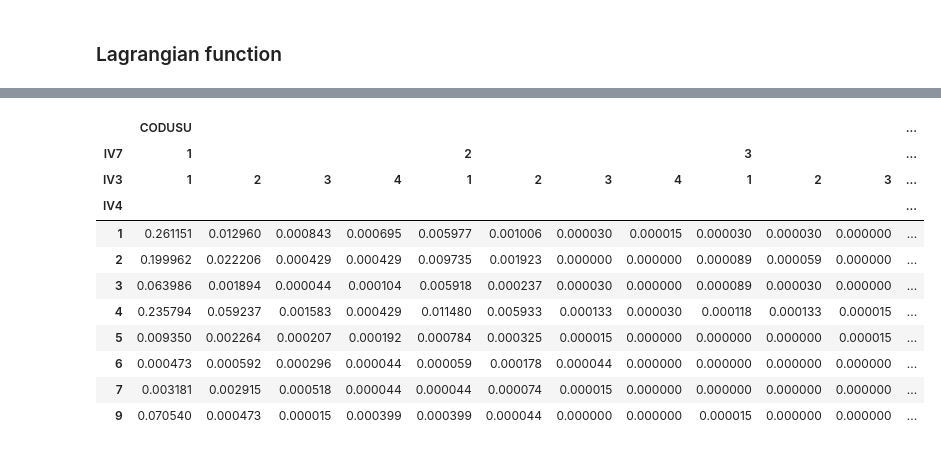
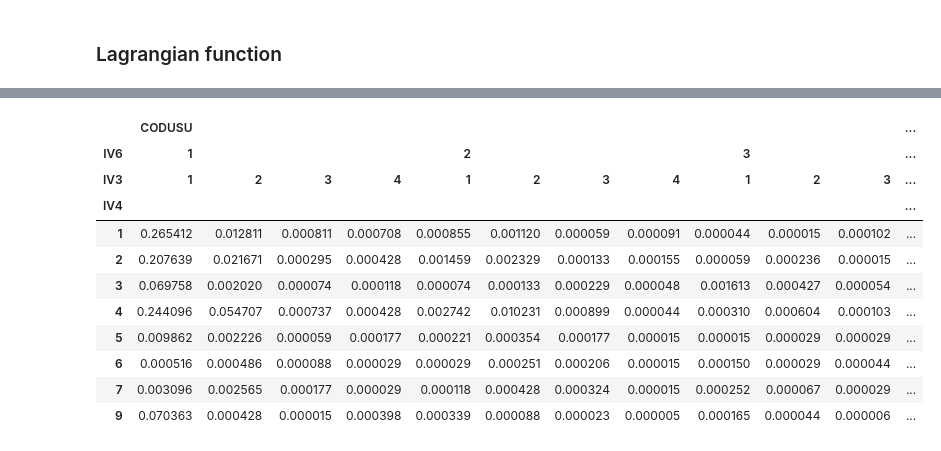
Before and after one commit to matuteiglesias/microdatos-EPH-INDEC, a Jupyter notebook: MaxEnt/Harmonize Census to EPH Survey.ipynb, the cells around one changed output, grey strips where cells are left out. Cells and saved outputs as stored; diff of their text form; code cells hidden in the pictures.

Commit message:
Added user created data

```diff
--- a/MaxEnt/Harmonize Census to EPH Survey.ipynb
+++ b/MaxEnt/Harmonize Census to EPH Survey.ipynb
@@ -143,2 +123,18 @@ qjkl #This is like a 8 x 4 x 4 cube
+# %%
+qjkl = df.groupby(['IV4', 'IV3', 'IV6'])[['CODUSU']].nunique() # how many IDs with each combination
+qjkl /= qjkl.sum()
+qjkl = qjkl.unstack().unstack().fillna(0)
+
+margins = []
+for df in [IV4_censo, IV6_censo, IV3_censo]:
+    margins += [(df.iloc[:, 1:-1].sum()/df.TOTAL.sum())]
+
+a, b, c = tuple([m.values for m in margins])
+df_ = pd.DataFrame(np.prod(np.ix_(a, b, c)).reshape(qjkl.values.shape),
+                  columns = qjkl.columns, index = qjkl.index)
+uncorr_fill_p = df_
+
+uncorr_fill_q = df_ * (qjkl == 0).astype(int)
+qjkl = (1 - uncorr_fill_q.sum().sum())*qjkl + uncorr_fill_q
 # %% [markdown]
 ### Lagrangian function
@@ -150,15 +236,15 @@ p_mat*np.log(p_mat/q_mat)
 # %%
-qjkl.
+qjkl
 # %% [output]
 |  | CODUSU |  |  |  |  |  |  |  |  |  |  | ... |
-| IV7 | 1 |  |  |  | 2 |  |  |  | 3 |  |  | ... |
+| IV6 | 1 |  |  |  | 2 |  |  |  | 3 |  |  | ... |
 | IV3 | 1 | 2 | 3 | 4 | 1 | 2 | 3 | 4 | 1 | 2 | 3 | ... |
 | IV4 |  |  |  |  |  |  |  |  |  |  |  | ... |
-| 1 | 0.261151 | 0.012960 | 0.000843 | 0.000695 | 0.005977 | 0.001006 | 0.000030 | 0.000015 | 0.000030 | 0.000030 | 0.000000 | ... |
-| 2 | 0.199962 | 0.022206 | 0.000429 | 0.000429 | 0.009735 | 0.001923 | 0.000000 | 0.000000 | 0.000089 | 0.000059 | 0.000000 | ... |
-| 3 | 0.063986 | 0.001894 | 0.000044 | 0.000104 | 0.005918 | 0.000237 | 0.000030 | 0.000000 | 0.000089 | 0.000030 | 0.000000 | ... |
-| 4 | 0.235794 | 0.059237 | 0.001583 | 0.000429 | 0.011480 | 0.005933 | 0.000133 | 0.000030 | 0.000118 | 0.000133 | 0.000015 | ... |
-| 5 | 0.009350 | 0.002264 | 0.000207 | 0.000192 | 0.000784 | 0.000325 | 0.000015 | 0.000000 | 0.000000 | 0.000000 | 0.000015 | ... |
-| 6 | 0.000473 | 0.000592 | 0.000296 | 0.000044 | 0.000059 | 0.000178 | 0.000044 | 0.000000 | 0.000000 | 0.000000 | 0.000000 | ... |
-| 7 | 0.003181 | 0.002915 | 0.000518 | 0.000044 | 0.000044 | 0.000074 | 0.000015 | 0.000000 | 0.000000 | 0.000000 | 0.000000 | ... |
-| 9 | 0.070540 | 0.000473 | 0.000015 | 0.000399 | 0.000399 | 0.000044 | 0.000000 | 0.000000 | 0.000015 | 0.000000 | 0.000000 | ... |
+| 1 | 0.265412 | 0.012811 | 0.000811 | 0.000708 | 0.000855 | 0.001120 | 0.000059 | 0.000091 | 0.000044 | 0.000015 | 0.000102 | ... |
+| 2 | 0.207639 | 0.021671 | 0.000295 | 0.000428 | 0.001459 | 0.002329 | 0.000133 | 0.000155 | 0.000059 | 0.000236 | 0.000015 | ... |
+| 3 | 0.069758 | 0.002020 | 0.000074 | 0.000118 | 0.000074 | 0.000133 | 0.000229 | 0.000048 | 0.001613 | 0.000427 | 0.000054 | ... |
+| 4 | 0.244096 | 0.054707 | 0.000737 | 0.000428 | 0.002742 | 0.010231 | 0.000899 | 0.000044 | 0.000310 | 0.000604 | 0.000103 | ... |
+| 5 | 0.009862 | 0.002226 | 0.000059 | 0.000177 | 0.000221 | 0.000354 | 0.000177 | 0.000015 | 0.000015 | 0.000029 | 0.000029 | ... |
+| 6 | 0.000516 | 0.000486 | 0.000088 | 0.000029 | 0.000029 | 0.000251 | 0.000206 | 0.000015 | 0.000150 | 0.000029 | 0.000044 | ... |
+| 7 | 0.003096 | 0.002565 | 0.000177 | 0.000029 | 0.000118 | 0.000428 | 0.000324 | 0.000015 | 0.000252 | 0.000067 | 0.000029 | ... |
+| 9 | 0.070363 | 0.000428 | 0.000015 | 0.000398 | 0.000339 | 0.000088 | 0.000023 | 0.000005 | 0.000165 | 0.000044 | 0.000006 | ... |
```
Also changed, not shown: parts of 15 cells of this notebook.
